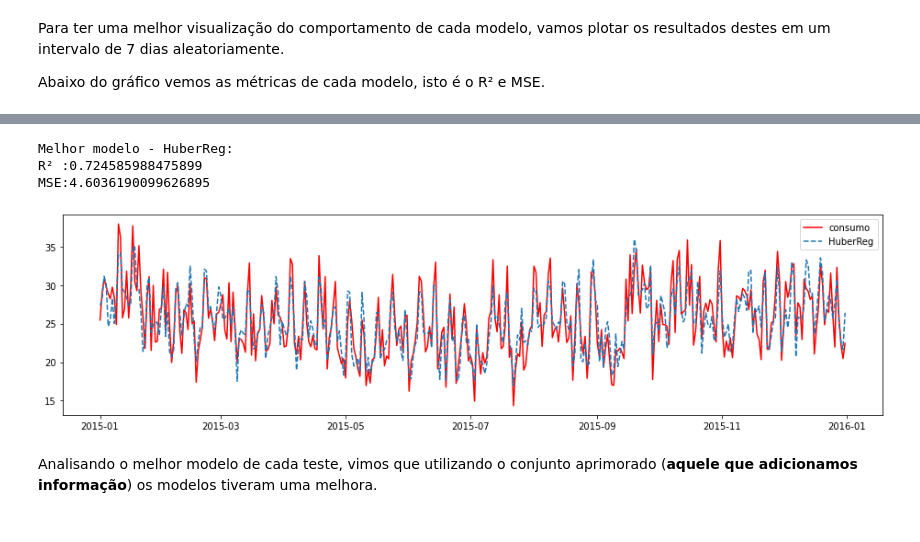
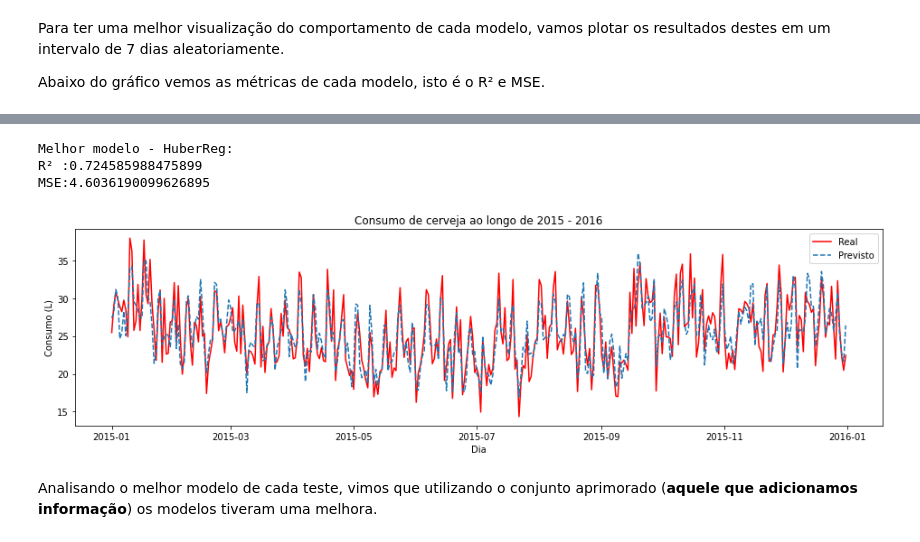
Before and after one commit to thiagolopes97/Portifolio_Projetos, a Jupyter notebook: Reg_Cerveja_SP.ipynb, the cells around one changed output, grey strips where cells are left out. Saved outputs shown, nothing was run; the diff lists cells and outputs as text; code cells hidden in the pictures.

```diff
--- a/Reg_Cerveja_SP.ipynb
+++ b/Reg_Cerveja_SP.ipynb
@@ -687,22 +668,25 @@ plt.show()
 # %%
 array = np.array(eval)
 print('Melhor modelo - ' + nome[array.argmin()] + ':')
 print('R² :' + r2[array.argmin()].astype(str))
 print('MSE:' + array[array.argmin()].astype(str))
 
 array = np.array(eval)
 plt.figure(figsize=(16,4))
-plt.plot_date(x='data',y='consumo',data=df_clean,fmt='-',c='r');
-plt.plot_date(x='data',y=nome[array.argmin()],data=df_clean,fmt='--');
+plt.plot_date(x='data',y='consumo',data=df_clean,fmt='-',c='r',label='Real');
+plt.plot_date(x='data',y=nome[array.argmin()],data=df_clean,fmt='--',label='Previsto')
+plt.title("Consumo de cerveja ao longo de 2015 - 2016")
+plt.xlabel('Dia')
+plt.ylabel("Consumo (L)")
 
 
 plt.legend()
 plt.show()
 # %% [output]
 Melhor modelo - HuberReg:
 R² :0.724585988475899
 MSE:4.6036190099626895
-[figure, old version]
+[figure, new version]
 # %% [markdown]
 Analisando o melhor modelo de cada teste, vimos que utilizando o conjunto aprimorado (**aquele que adicionamos informação**) os modelos tiveram uma melhora.
 # %% [markdown]
```
Also changed, not shown: parts of 25 cells of this notebook.
